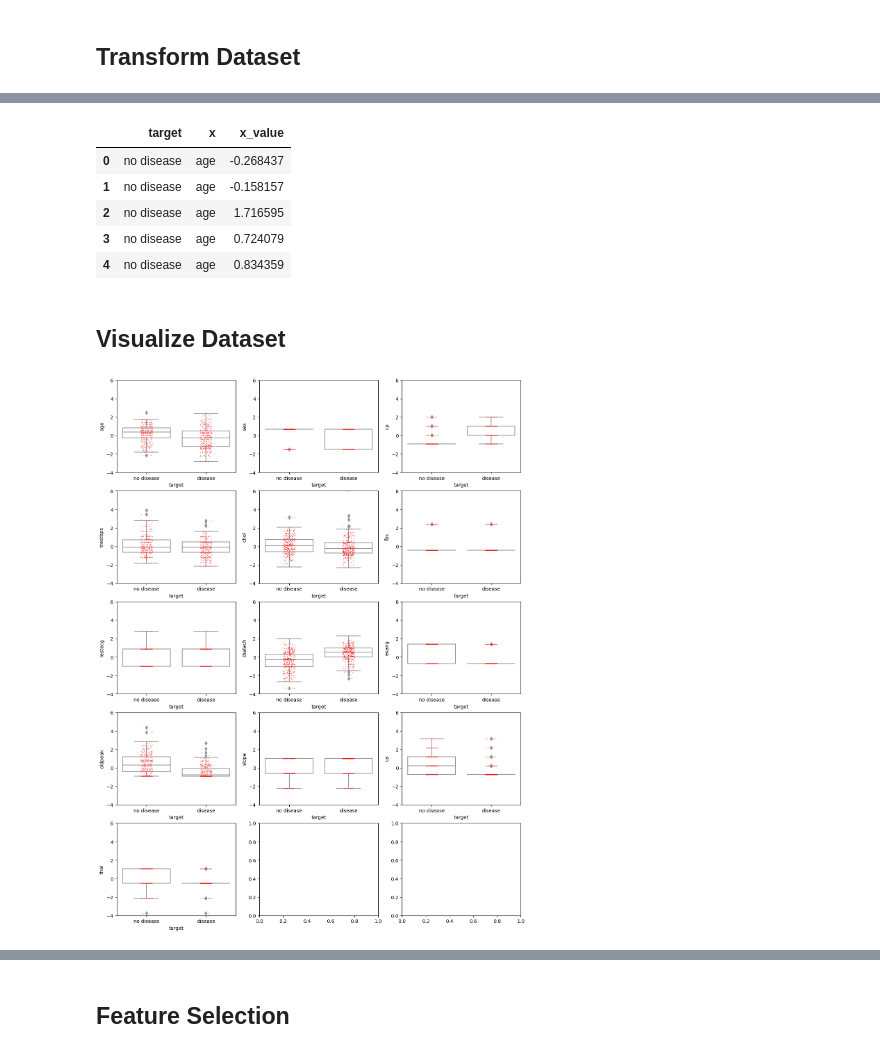
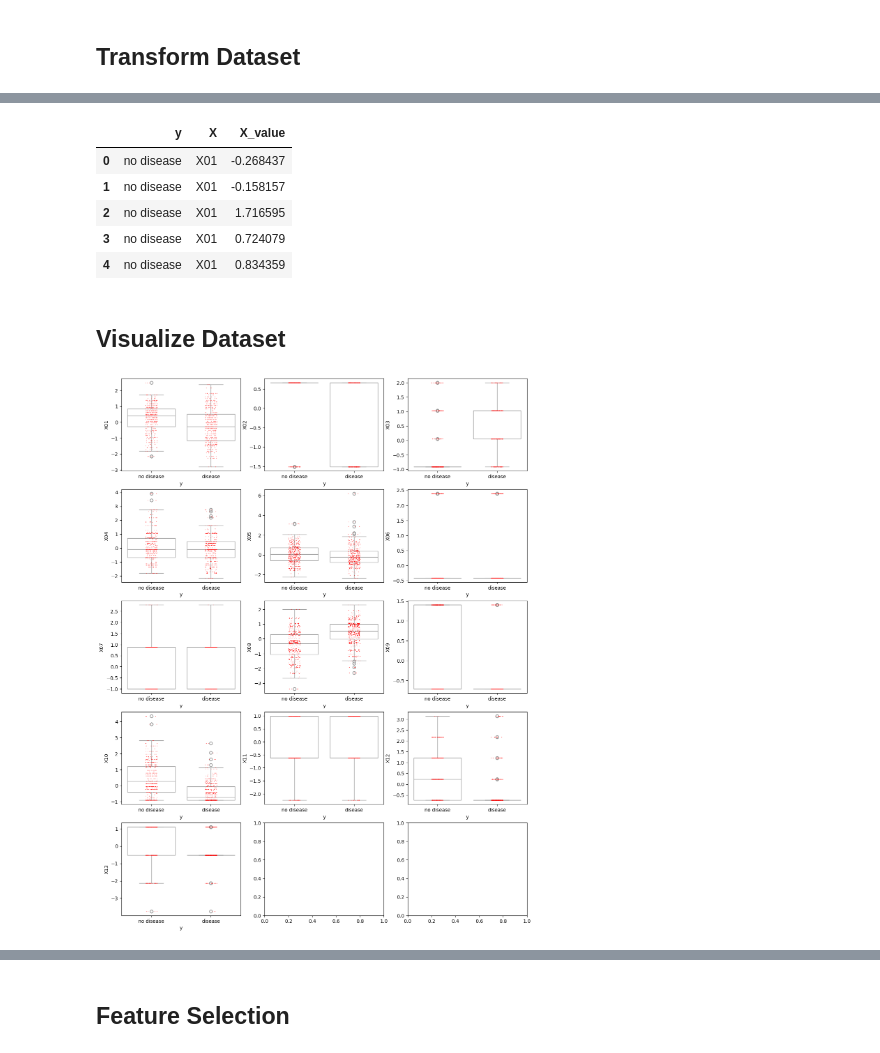
Before and after one commit to notfakearcher/julian, a Jupyter notebook: 01_topics/machine_learning/supervised_learning/classification/logistic_regression_01.ipynb, the cells around one changed output, grey strips where cells are left out. Saved outputs shown, nothing was run; the diff lists cells and outputs as text; code cells hidden in the pictures.

```diff
--- a/01_topics/machine_learning/supervised_learning/classification/logistic_regression_01.ipynb
+++ b/01_topics/machine_learning/supervised_learning/classification/logistic_regression_01.ipynb
@@ -70,0 +77,24 @@ df1.head()
+# %%
+# identify X_cols and y_col
+all_cols = df0.columns.values.copy()
+y_col = 'target'
+cond1 = all_cols != y_col
+X_cols = all_cols[cond1]
+# %%
+# standardize column names
+df1 = df0.copy()
+new_all_cols = all_cols.copy()
+
+temp = (np.arange(0, len(X_cols)) + 1)
+temp = temp.astype('str')
+
+new_y_col = 'y'
+new_X_cols = ['X' + i.zfill(2) for i in temp]
+
+new_all_cols[cond1] = new_X_cols
+new_all_cols[~cond1] = new_y_col
+
+temp = {all_cols[i]: new_all_cols[i] for i in range(len(all_cols))}
+
+df1 = df1.rename(columns = temp)
+df1.head()
@@ -136,6 +173,6 @@ def jra_znormalize(x):
   return(x)
 # %%
 # response column
-y_col = 'target'
+y_col = new_y_col
 y_col
 # %% [output]
@@ -143,6 +180,5 @@ y_col
 # %%
 # predictor columns
-cond1 = df1.columns != y_col
-X_cols = df1.columns[cond1]
+X_cols = new_X_cols
 X_cols
 # %% [output]
@@ -183,19 +229,19 @@ df2.head()
 # %%
 # melt df2 into a dataframe where cols become stacked as rows
 df3 = df2.melt(
-  id_vars = 'target',
+  id_vars = y_col,
   value_vars = X_cols,
-  var_name = 'x',
-  value_name = "x_value"
+  var_name = 'X',
+  value_name = "X_value"
 )
 df3.head()
 # %% [output]
-|  | target | x | x_value |
-| 0 | no disease | age | -0.268437 |
-| 1 | no disease | age | -0.158157 |
-| 2 | no disease | age | 1.716595 |
-| 3 | no disease | age | 0.724079 |
-| 4 | no disease | age | 0.834359 |
+|  | y | X | X_value |
+| 0 | no disease | X01 | -0.268437 |
+| 1 | no disease | X01 | -0.158157 |
+| 2 | no disease | X01 | 1.716595 |
+| 3 | no disease | X01 | 0.724079 |
+| 4 | no disease | X01 | 0.834359 |
 # %% [markdown]
 ## Visualize Dataset
 # %%
@@ -207,20 +253,20 @@ y_min = np.round(df2[X_cols].min().min(), 0)
 # %%
 # subplot of y vs each X (boxplot + stripplot)
 f1, axes = plt.subplots(5, fig_cols, figsize = (15, 20))
 itr = 0
 for x in X_cols:
   row = np.floor(itr/fig_cols)
   row = row.astype('int')
   col = np.mod(itr, fig_cols)
   col = col.astype('int')
   # print(row)
   # print(col)
-  sns.boxplot(ax = axes[row, col], data = df2, x = y_col, y = x, palette = [c1, c1])
+  sns.boxplot(ax = axes[row, col], data = df2, x = y_col, y = x, hue = y_col, palette = [c1, c1])
   sns.stripplot(ax = axes[row, col], data = df2, x = y_col, y = x, color = c2, size = 1)
-  axes[row, col].set_ylim(y_min, y_max)
+  # axes[row, col].set_ylim(y_min, y_max)
   itr = itr + 1
 # %% [output]
-[figure, old version]
+[figure, new version]
 # %%
 # subplot of y vs each X (stripplot + violinplot)
 f1, axes = plt.subplots(5, fig_cols, figsize = (15, 20))
```
Also changed, not shown: parts of 18 cells of this notebook.
